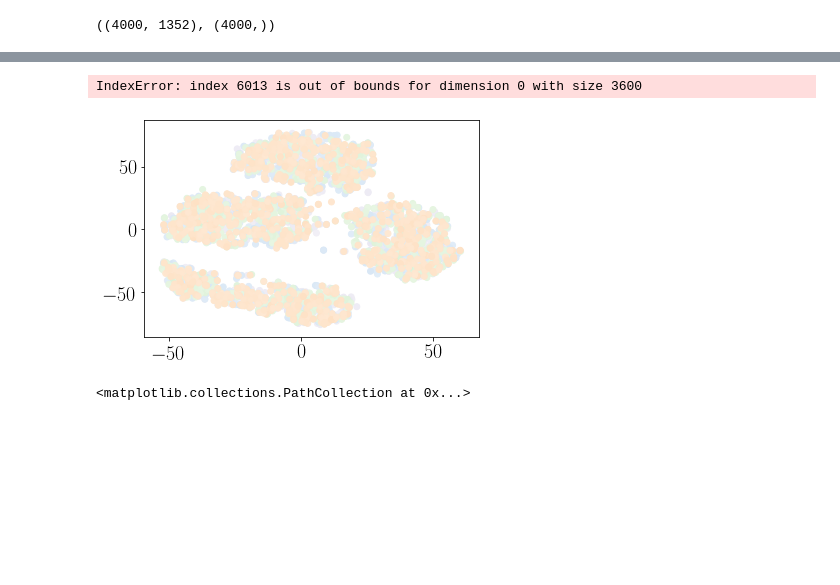
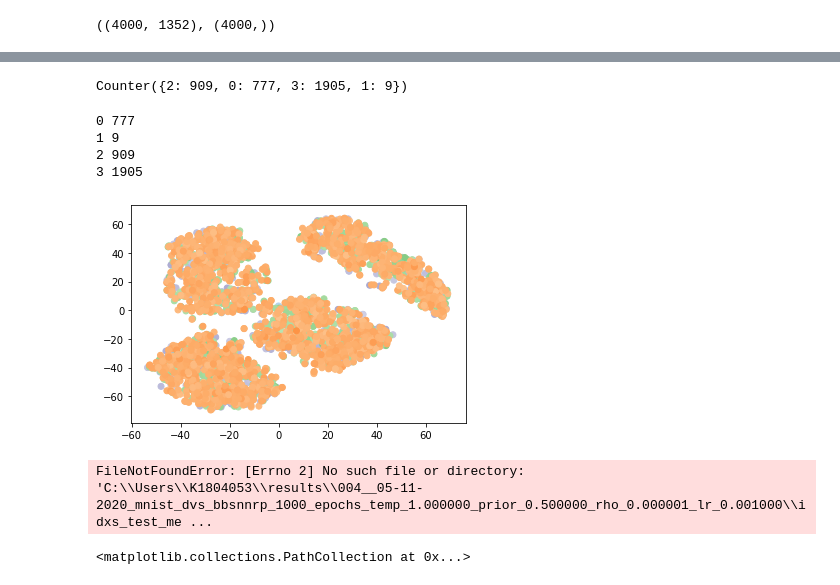
Before and after one commit to kclip/BayesBiSNN, a Jupyter notebook: BBSNN_notebook.ipynb, the cells around one changed output, grey strips where cells are left out. Drawn from its saved outputs; the diff is of its cells as text; code cells hidden in the pictures; blank space fills up the shorter version.

```diff
--- a/BBSNN_notebook.ipynb
+++ b/BBSNN_notebook.ipynb
@@ -278,3 +267,9 @@ array([[0.    , 0.    , 0.    , ..., 0.    , 0.    , 0.    ],
+# %%
+save_path = r"C:\Users\K1804053\OneDrive - King's College London\PhD\BayesBiSNN"
+inputs_train = np.load(save_path + r'\inputs_train.npy')
+labels_train = np.load(save_path + r'\labels_train.npy')
+inputs_test = np.load(save_path + r'\inputs_test.npy')
+labels_test = np.load(save_path + r'\labels_test.npy')
 # %%
 inputs_ = np.vstack((inputs_train, inputs_test))
 labels_ = np.hstack((labels_train, labels_test))
@@ -290,7 +280,7 @@ inputs_.shape, labels_.shape
 tsne = TSNE()
 test = tsne.fit_transform(inputs_)
 # %%
-results_file = r'C:\Users\K1804053\results\003__04-11-2020_mnist_dvs_bbsnnrp_1000_epochs_temp_1.000000_prior_0.500000_rho_0.000001_lr_0.001000'
+results_file = r'C:\Users\K1804053\results\004__05-11-2020_mnist_dvs_bbsnnrp_1000_epochs_temp_1.000000_prior_0.500000_rho_0.000001_lr_0.001000'
 
 idxs_train_mode = np.load(results_file + r'\idxs_test_mode.npy')
 preds_train_mode = np.load(results_file + r'\test_predictions_latest_mode.npy')
@@ -298,8 +288,14 @@ preds_train_mode = np.load(results_file + r'\test_predictions_latest_mode.npy')
 idxs_test_mode = np.load(results_file + r'\idxs_train_mode.npy')
 preds_test_mode = np.load(results_file + r'\train_predictions_latest_mode.npy')
 
-preds_train_mode = (preds_train_mode - np.min(preds_train_mode)) / (np.max(preds_train_mode) - np.min(preds_train_mode))
+# preds_train_mode = (preds_train_mode - np.min(preds_train_mode)) / (np.max(preds_train_mode) - np.min(preds_train_mode))
+preds_train_mode = (preds_train_mode - np.min(preds_train_mode, axis=-1)[:, None]) / (np.max(preds_train_mode, axis=-1)[:, None] - np.min(preds_train_mode, axis=-1)[:, None])
 preds_train_mode = torch.softmax(torch.tensor(preds_train_mode), axis=-1).numpy()
+
+# preds_test_mode = (preds_test_mode - np.min(preds_test_mode)) / (np.max(preds_test_mode) - np.min(preds_test_mode))
+preds_test_mode = (preds_test_mode - np.min(preds_test_mode, axis=-1)[:, None]) / (np.max(preds_test_mode, axis=-1)[:, None] - np.min(preds_test_mode, axis=-1)[:, None])
+preds_test_mode = torch.softmax(torch.tensor(preds_test_mode), axis=-1).numpy()
+
 # preds_train_mode = np.max(preds_train_mode, axis=-1)
-preds_train_mode
+preds_train_mode, preds_test_mode
 # %% [output]
@@ -322,28 +336,52 @@ array([0, 0, 0, ..., 9, 9, 9], dtype=int64)
+# %%
+Counter(np.argmax(preds_train_mode, axis=-1))
+# %% [output]
+Counter({2: 909, 0: 777, 3: 1905, 1: 9})
 # %%
+cmap = {0:'Purples', 1:'Blues', 2:'Greens', 3:'Oranges'}
+
 d1 = {i:i for i in range(1800)}
 d2 = {i+5400:i+1800 for i in range(900)}
 d3 = {i+8100:i+2700 for i in range(900)}
 mapping_fulltoreduced_train = dict(d1)
 mapping_fulltoreduced_train.update(d2)
 mapping_fulltoreduced_train.update(d3)
+n_samples_train = len(inputs_train)
+
+labels_considered = [0, 1, 6, 9]
+for lbl in range(len(labels_considered)):
+    idxs_predicted_lbl = idxs_train_mode[np.where(np.argmax(preds_train_mode, axis=-1) == lbl)[0]]
+    print(lbl, len(idxs_predicted_lbl))
+    idxs_transformed = [mapping_fulltoreduced_train[i] for i in idxs_predicted_lbl]
+    transformed = test[:n_samples_train][idxs_transformed]
+    plt.scatter(transformed[:, 0], transformed[:, 1], c=np.max(preds_train_mode, axis=-1)[np.where(np.argmax(preds_train_mode, axis=-1) == lbl)[0]], cmap=cmap[lbl], vmin=0, vmax=1)
+# %% [output]
+0 777
+1 9
+2 909
+3 1905
+[figure, added]
-# %%
-cmap = {0:'Purples', 1:'Blues', 6:'Greens', 9:'Oranges'}
-for lbl in labels_considered:
-    idxs_small_train_mode = [mapping_fulltoreduced_train[i] for i in idxs_train_mode]
-    idxs_train_mode[np.where(labels_[idxs_small_train_mode] == 0)[0]]
-    transformed = test[:n_samples_train]
-    plt.scatter(transformed[idxs_train_lbl_mode, 0], transformed[idxs_train_lbl_mode, 1], c=preds_train_mode[np.where(labels_train[idxs_train_mode] == lbl)[0]], cmap=cmap[lbl], vmin=0, vmax=1)
-# %% [output]
-IndexError: index 6013 is out of bounds for dimension 0 with size 3600
-# %%
-cmap = {0:'Purples', 1:'Blues', 6:'Greens', 9:'Oranges'}
-for lbl in labels_considered:
-    idxs_predicted_lbl = idxs_train_mode[np.where(np.argmax(preds_train_mode, axis=-1) == lbl)[0]]
-    idxs_transformed = [mapping_fulltoreduced_train[i] for i in idxs_predicted_lbl]
-    transformed = test[:n_samples_train][idxs_transformed]
-    plt.scatter(transformed[:, 0], transformed[:, 1], c=np.max(preds_train_mode, axis=-1)[np.where(np.argmax(preds_train_mode, axis=-1) == lbl)[0]], cmap=cmap[lbl], vmin=0, vmax=1)
-# %% [output]
-[figure, removed]
+# %%
+results_file = r'C:\Users\K1804053\results\004__05-11-2020_mnist_dvs_bbsnnrp_1000_epochs_temp_1.000000_prior_0.500000_rho_0.000001_lr_0.001000'
+
+idxs_train_mean = np.load(results_file + r'\idxs_test_mean.npy')
+preds_train_mean = np.load(results_file + r'\test_predictions_latest_mean.npy')
+
+idxs_test_mean = np.load(results_file + r'\idxs_train_mean.npy')
+preds_test_mean = np.load(results_file + r'\train_predictions_latest_mean.npy')
+
+# preds_train_mean = (preds_train_mean - np.min(preds_train_mean)) / (np.max(preds_train_mean) - np.min(preds_train_mean))
+preds_train_mean = (preds_train_mean - np.min(preds_train_mean, axis=-1)[:, None]) / (np.max(preds_train_mean, axis=-1)[:, None] - np.min(preds_train_mean, axis=-1)[:, None])
+preds_train_mean = torch.softmax(torch.tensor(preds_train_mean), axis=-1).numpy()
+
+# preds_test_mean = (preds_test_mean - np.min(preds_test_mean)) / (np.max(preds_test_mean) - np.min(preds_test_mean))
+preds_test_mean = (preds_test_mean - np.min(preds_test_mean, axis=-1)[:, None]) / (np.max(preds_test_mean, axis=-1)[:, None] - np.min(preds_test_mean, axis=-1)[:, None])
+preds_test_mean = torch.softmax(torch.tensor(preds_test_mean), axis=-1).numpy()
+
+# preds_train_mean = np.max(preds_train_mean, axis=-1)
+preds_train_mean, preds_test_mean
+# %% [output]
+FileNotFoundError: [Errno 2] No such file or directory: 'C:\\Users\\K1804053\\results\\004__05-11-2020_mnist_dvs_bbsnnrp_1000_epochs_temp_1.000000_prior_0.500000_rho_0.000001_lr_0.001000\\idxs_test_me ...
 # %%
 lbl = 6
 idxs_predicted_lbl = idxs_train_mode[np.where(np.argmax(preds_train_mode, axis=-1) == lbl)[0]]
```
Also changed, not shown: parts of 5 cells of this notebook, 1 other file.
